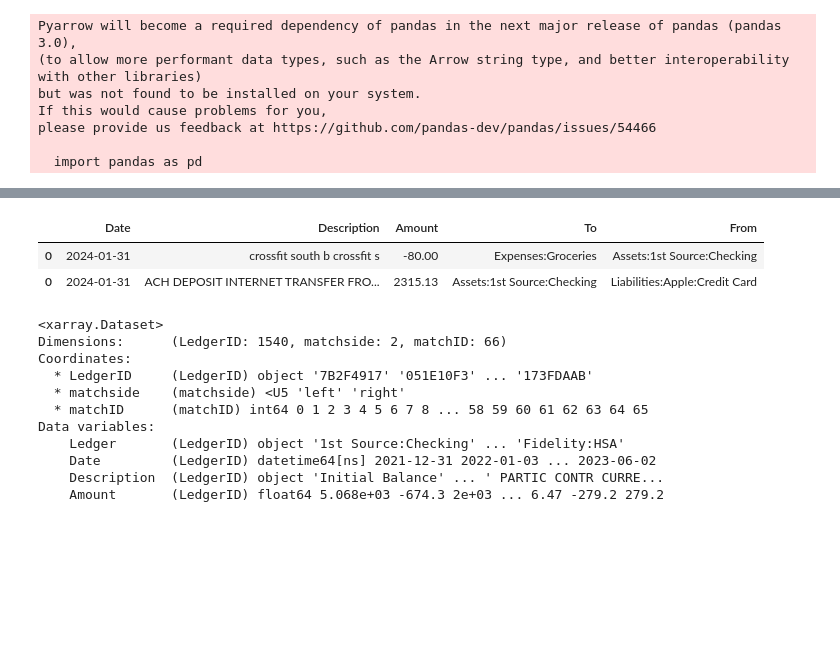
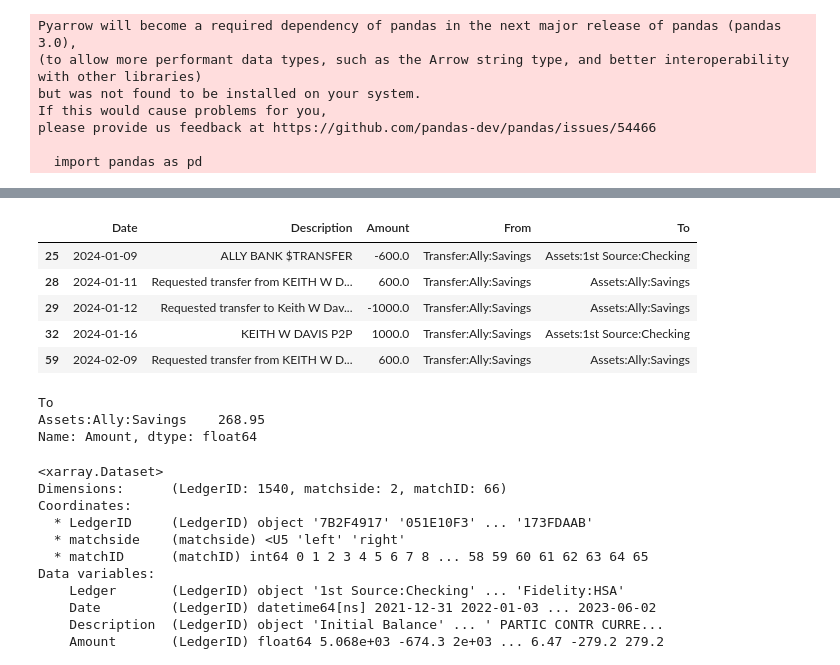
Before and after one commit to KeithDavis067/csvb, a Jupyter notebook: pd_rules.ipynb, the cells around one changed output, grey strips where cells are left out. Saved outputs shown, nothing was run; the diff lists cells and outputs as text; code cells hidden in the pictures; blank space fills up the shorter version.

```diff
--- a/pd_rules.ipynb
+++ b/pd_rules.ipynb
@@ -228,11 +130,11 @@ try:
 except NameError:
     pass
 
-fst = pd.read_csv(pth / pathlib.Path("Jan-2024_1st.csv"),
+fst = pd.read_csv(pathlib.Path(config["paths"]["bank"]) / "Jan-2024_1st.csv",
                     header=3, parse_dates=["Date"])
 
 fst["Amount"] = np.nansum([fst["Amount Credit"],fst["Amount Debit"]], axis=0)
-fst["To"] = ""
+fst["From"] = ""
 fst
 # %% [output]
 |  | Transaction Number | Date | Description | Memo | Amount Debit | Amount Credit | Balance | Check Number | ... |
@@ -288,3 +192,15 @@ fst
 | 11 | 10 | 2024-01-03 | VENMO PAYMENT | NaN | -125.00 | NaN | 1409.01 | NaN | ... |
 | 12 | 11 | 2024-01-02 | crossfit south b crossfit s | NaN | -40.00 | NaN | 1534.01 | NaN | ... |
 | 13 | 12 | 2024-01-02 | DOVENMUEHLE MTG MORTG PYMT | NaN | -746.58 | NaN | 1574.01 | NaN | ... |
+# %%
+try:
+    del ally
+except NameError:
+    pass
+
+ally = pd.read_csv(pathlib.Path(config["paths"]["bank"]) / "Jan-2024_Ally.csv",
+                    header=0, parse_dates=["Date"])
+
+ally["From"] = ""
+ally = ally.rename(columns=dict(zip(ally.columns, [c.strip() for c in ally.columns])))
+ally.columns
@@ -291,17 +222,9 @@ fst
 # %%
 bank_tables = {"Assets:1st Source:Checking": fst,
-               "Liabilities:Apple:Credit Card": apl.rename(columns={"Transaction Date": "Date"})}
+               "Liabilities:Apple:Credit Card": apl.rename(columns={"Transaction Date": "Date"}),
+              "Assets:Ally:Savings": ally,}
 
-def to_transactions(tables):
-    for account in tables:
-        s = pd.Series(index=bank_tables[account].index, data=account, name="From")
-        try:
-            df = pd.concat([df,
-                            pd.concat([bank_tables[account][["Date", "Description", "Amount", "To"]], s], axis=1)],
-                           axis=0)
-        except NameError:
-            df = pd.concat([bank_tables[account][["Date", "Description", "Amount", "To"]], s], axis=1).reset_index(drop=True)
-    return df
+
 trans = to_transactions(bank_tables)
 trans
 # %% [output]
@@ -325,11 +248,20 @@ trans
 # %%
-ledgers = trans.groupby("To")
+ledgers = trans.groupby("From")
 # %%
-trans.loc[ledgers.To.groups["Assets:1st Source:Checking"]]
+trans.loc[ledgers.groups["Transfer:Ally:Savings"]]
 # %% [output]
-|  | Date | Description | Amount | To | From |
-| 0 | 2024-01-31 | crossfit south b crossfit s | -80.00 | Expenses:Groceries | Assets:1st Source:Checking |
-| 0 | 2024-01-31 | ACH DEPOSIT INTERNET TRANSFER FRO... | 2315.13 | Assets:1st Source:Checking | Liabilities:Apple:Credit Card |
+|  | Date | Description | Amount | From | To |
+| 25 | 2024-01-09 | ALLY BANK $TRANSFER | -600.0 | Transfer:Ally:Savings | Assets:1st Source:Checking |
+| 28 | 2024-01-11 | Requested transfer from KEITH W D... | 600.0 | Transfer:Ally:Savings | Assets:Ally:Savings |
+| 29 | 2024-01-12 | Requested transfer to Keith W Dav... | -1000.0 | Transfer:Ally:Savings | Assets:Ally:Savings |
+| 32 | 2024-01-16 | KEITH W DAVIS P2P | 1000.0 | Transfer:Ally:Savings | Assets:1st Source:Checking |
+| 59 | 2024-02-09 | Requested transfer from KEITH W D... | 600.0 | Transfer:Ally:Savings | Assets:Ally:Savings |
+# %%
+ledgers["Amount"].agg("sum")
+# %% [output]
+To
+Assets:Ally:Savings    268.95
+Name: Amount, dtype: float64
 # %%
 # Add a dummmy dimension, will make transposing easier later.
 def identify_possible_transfers(ds):
```
Also changed, not shown: parts of 11 cells of this notebook, 3 other files.
